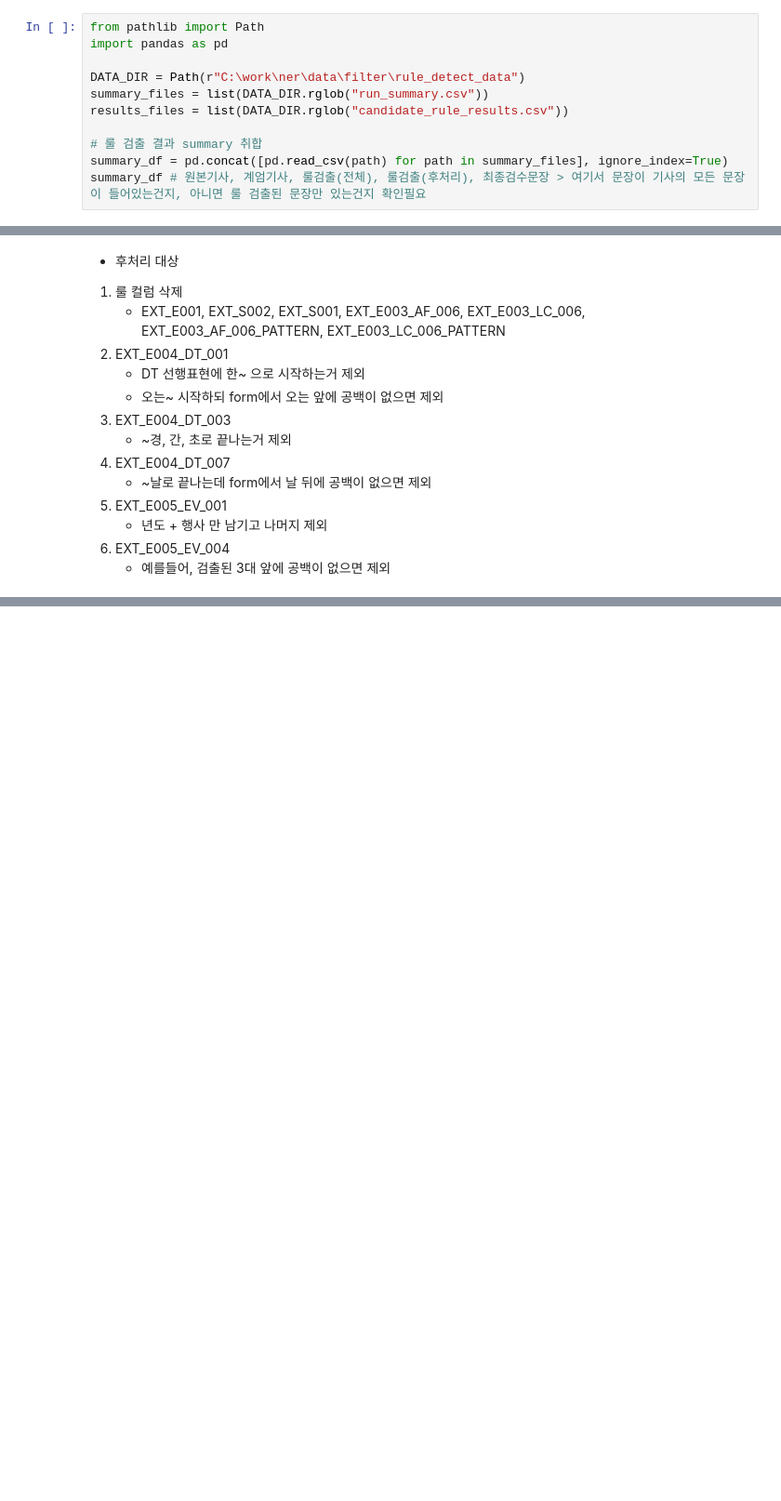
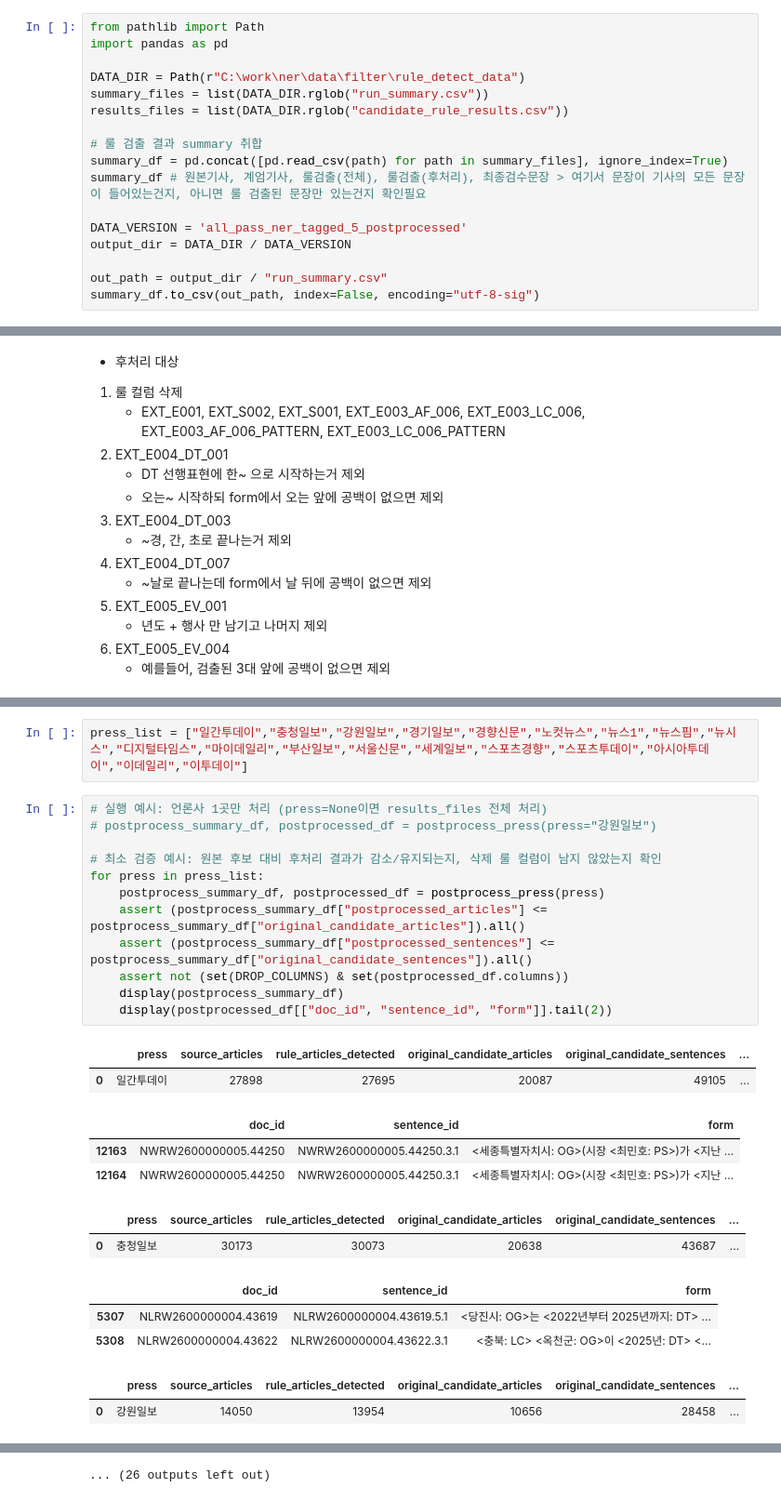
Before and after one commit to sosodoit/ner, a Jupyter notebook: run_rule_pipeline_3.ipynb, the cells around one changed output, grey strips where cells are left out. Shown at 93% size. Drawn from its saved outputs; the diff is of its cells as text; blank space fills up the shorter version.

Commit message:
#9 rule postprocessed end

```diff
--- a/run_rule_pipeline_3.ipynb
+++ b/run_rule_pipeline_3.ipynb
@@ -9,3 +9,9 @@ results_files = list(DATA_DIR.rglob("candidate_rule_results.csv"))
 # 룰 검출 결과 summary 취합
 summary_df = pd.concat([pd.read_csv(path) for path in summary_files], ignore_index=True)
 summary_df # 원본기사, 계엄기사, 룰검출(전체), 룰검출(후처리), 최종검수문장 > 여기서 문장이 기사의 모든 문장이 들어있는건지, 아니면 룰 검출된 문장만 있는건지 확인필요
+
+DATA_VERSION = 'all_pass_ner_tagged_5_postprocessed'
+output_dir = DATA_DIR / DATA_VERSION
+
+out_path = output_dir / "run_summary.csv"
+summary_df.to_csv(out_path, index=False, encoding="utf-8-sig")
@@ -231,0 +227,27 @@ def postprocess_press(press=None, files=None, output_dir=None):
+# %%
+press_list = ["일간투데이","충청일보","강원일보","경기일보","경향신문","노컷뉴스","뉴스1","뉴스핌","뉴시스","디지털타임스","마이데일리","부산일보","서울신문","세계일보","스포츠경향","스포츠투데이","아시아투데이","이데일리","이투데이"]
+# %%
+# 실행 예시: 언론사 1곳만 처리 (press=None이면 results_files 전체 처리)
+# postprocess_summary_df, postprocessed_df = postprocess_press(press="강원일보")
+
+# 최소 검증 예시: 원본 후보 대비 후처리 결과가 감소/유지되는지, 삭제 룰 컬럼이 남지 않았는지 확인
+for press in press_list:
+    postprocess_summary_df, postprocessed_df = postprocess_press(press)
+    assert (postprocess_summary_df["postprocessed_articles"] <= postprocess_summary_df["original_candidate_articles"]).all()
+    assert (postprocess_summary_df["postprocessed_sentences"] <= postprocess_summary_df["original_candidate_sentences"]).all()
+    assert not (set(DROP_COLUMNS) & set(postprocessed_df.columns))
+    display(postprocess_summary_df)
+    display(postprocessed_df[["doc_id", "sentence_id", "form"]].tail(2))
+# %% [output]
+|  | press | source_articles | rule_articles_detected | original_candidate_articles | original_candidate_sentences | ... |
+| 0 | 일간투데이 | 27898 | 27695 | 20087 | 49105 | ... |
+|  | doc_id | sentence_id | form |
+| 12163 | NWRW2600000005.44250 | NWRW2600000005.44250.3.1 | <세종특별자치시: OG>(시장 <최민호: PS>)가 <지난 ... |
+| 12164 | NWRW2600000005.44250 | NWRW2600000005.44250.3.1 | <세종특별자치시: OG>(시장 <최민호: PS>)가 <지난 ... |
+|  | press | source_articles | rule_articles_detected | original_candidate_articles | original_candidate_sentences | ... |
+| 0 | 충청일보 | 30173 | 30073 | 20638 | 43687 | ... |
+|  | doc_id | sentence_id | form |
+| 5307 | NLRW2600000004.43619 | NLRW2600000004.43619.5.1 | <당진시: OG>는 <2022년부터 2025년까지: DT> ... |
+| 5308 | NLRW2600000004.43622 | NLRW2600000004.43622.3.1 | <충북: LC> <옥천군: OG>이 <2025년: DT> <... |
+|  | press | source_articles | rule_articles_detected | original_candidate_articles | original_candidate_sentences | ... |
+| 0 | 강원일보 | 14050 | 13954 | 10656 | 28458 | ... |
@@ -231,0 +272 @@ def postprocess_press(press=None, files=None, output_dir=None):
+... (26 outputs left out)
```
Also changed, not shown: parts of 4 cells of this notebook.
